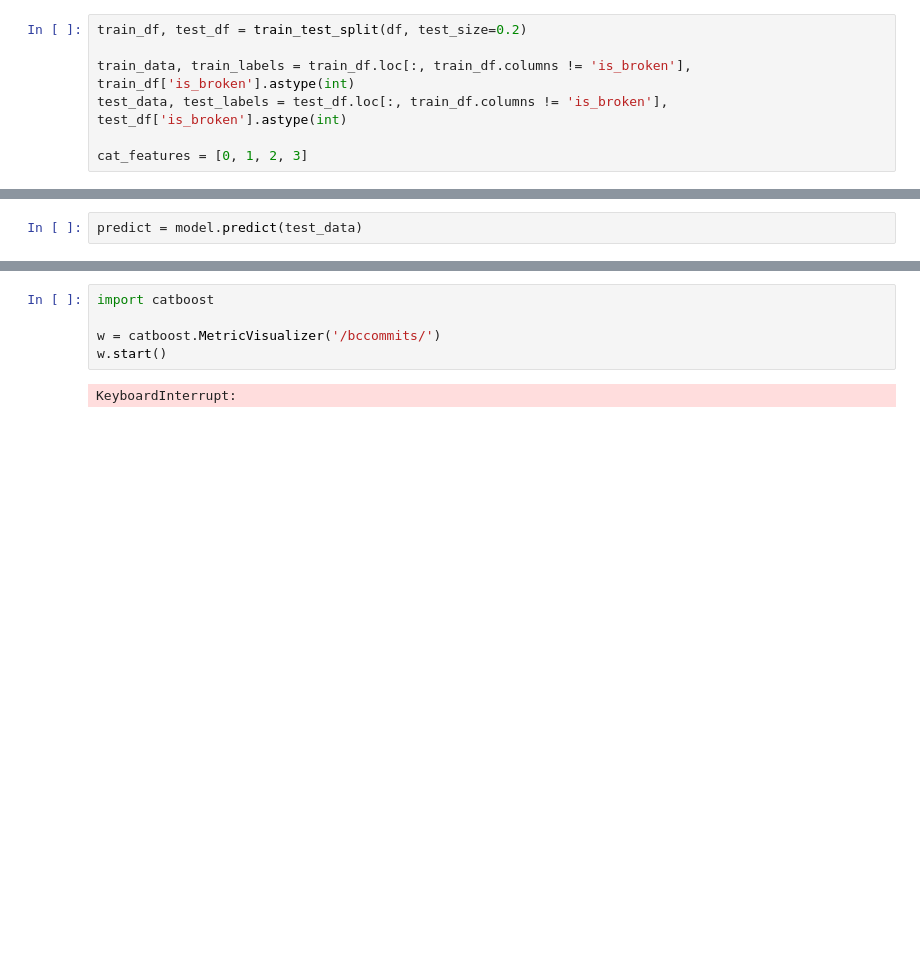
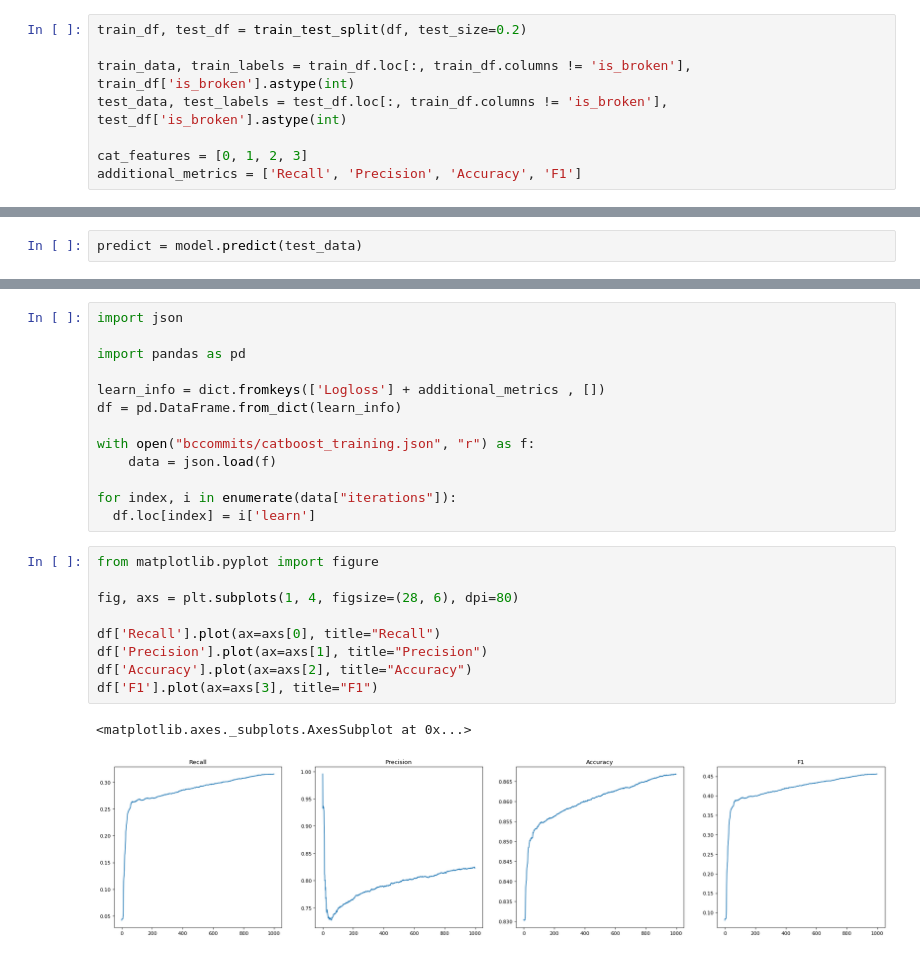
Before and after one commit to siailya/becoder-hack, a Jupyter notebook: catboost_model/becoder.ipynb, the cells around one changed output, grey strips where cells are left out. Drawn from its saved outputs; the diff is of its cells as text; blank space fills up the shorter version.

```diff
--- a/catboost_model/becoder.ipynb
+++ b/catboost_model/becoder.ipynb
@@ -30,6 +54,7 @@ train_data, train_labels = train_df.loc[:, train_df.columns != 'is_broken'], tra
 test_data, test_labels = test_df.loc[:, train_df.columns != 'is_broken'], test_df['is_broken'].astype(int)
 
 cat_features = [0, 1, 2, 3]
+additional_metrics = ['Recall', 'Precision', 'Accuracy', 'F1']
 # %%
 model = CatBoostClassifier(
     cat_features=cat_features,
@@ -66,7 +92,25 @@ Precision: 0.5098039215686274
-# %%
-import catboost
-
-w = catboost.MetricVisualizer('/bccommits/')
-w.start()
-# %% [output]
-KeyboardInterrupt:
+# %%
+import json
+
+import pandas as pd
+
+learn_info = dict.fromkeys(['Logloss'] + additional_metrics , [])
+df = pd.DataFrame.from_dict(learn_info)
+
+with open("bccommits/catboost_training.json", "r") as f:
+    data = json.load(f)
+
+for index, i in enumerate(data["iterations"]):
+  df.loc[index] = i['learn']
+# %%
+from matplotlib.pyplot import figure
+
+fig, axs = plt.subplots(1, 4, figsize=(28, 6), dpi=80)
+
+df['Recall'].plot(ax=axs[0], title="Recall")
+df['Precision'].plot(ax=axs[1], title="Precision")
+df['Accuracy'].plot(ax=axs[2], title="Accuracy")
+df['F1'].plot(ax=axs[3], title="F1")
+# %% [output]
+<matplotlib.axes._subplots.AxesSubplot at 0x...>
+[figure, added]
```
Also changed, not shown: parts of 9 cells of this notebook, 5 other files.
